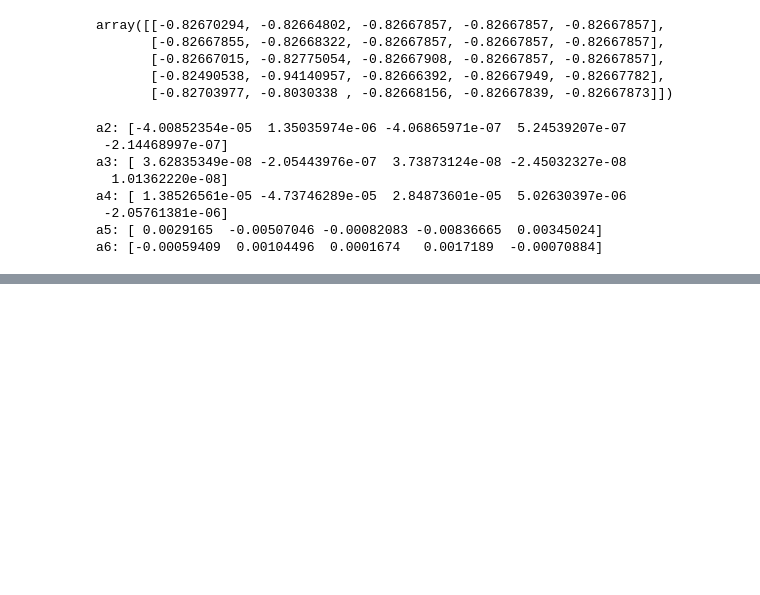
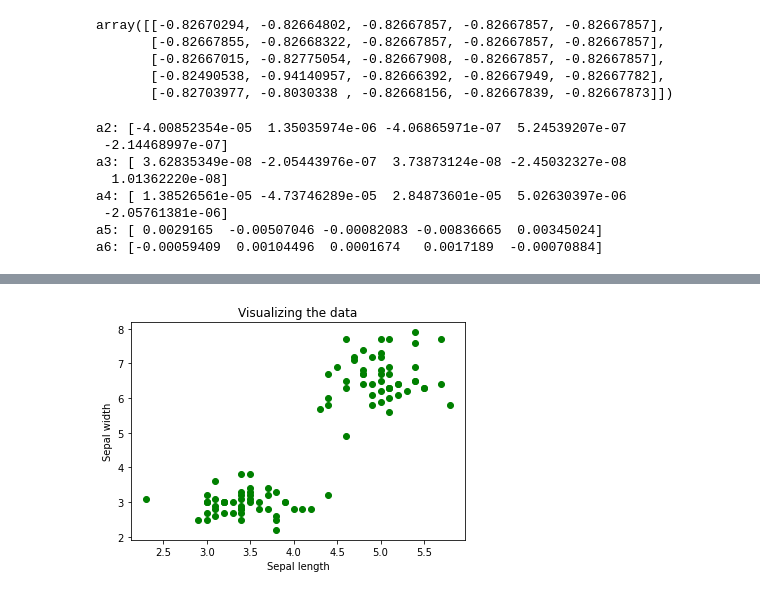
Before and after one commit to Divya280102/test, a Jupyter notebook: LDA_Q5.ipynb, the cells around one changed output, grey strips where cells are left out. Saved outputs shown, nothing was run; the diff lists cells and outputs as text; code cells hidden in the pictures; blank space fills up the shorter version.

```diff
--- a/LDA_Q5.ipynb
+++ b/LDA_Q5.ipynb
@@ -156,0 +214,83 @@ a6: [-0.00059409  0.00104496  0.0001674   0.0017189  -0.00070884]
+# %%
+# LDA as a classifier
+# importing important libraries
+
+import pandas as pd
+import numpy as np
+import matplotlib.pyplot as plt
+from math import log
+
+names = ['sepal-length', 'sepal-width', 'petal-length', 'petal-width', 'Class']
+
+# Reading in the data
+data = pd.read_csv('lda_classifier.txt', names = names)
+print('The data set is -\n\n',data.head())
+
+# convert the class labels into numbers
+labels = {'Iris-setosa': 1, 'Iris-virginica' :2 }
+data.Class = [labels[item] for item in data.Class]
+print('\nConverted data set is -\n\n',data.tail())
+
+# setting the matrices
+newdata =data.values
+x = newdata[:,0:2]
+y = newdata[:,4]
+
+# Classifying data according to class
+loc1 = np.where(y == 1)
+loc2 = np.where(y == 2)
+x1 = x[loc1]
+x2 = x[loc2]
+print("\nData of class 1 is - \n",x1)
+print("\nData of class 2 is - \n",x2)
+
+# Scatter plot
+plt.scatter(x1,x2, color='green')
+plt.xlabel('Sepal length')
+plt.ylabel('Sepal width')
+plt.title('Visualizing the data')
+plt.show()
+
+# Calculating mean vector
+mean_1 = np.mean(x1,axis = 0).reshape(2,1)
+print("\nMean vector for class 1 - \n",mean_1)
+mean_2 = np.mean(x2, axis = 0).reshape(2,1)
+print("\nMean vector for class 2 - \n",mean_2)
+
+# Calculating prior probabilities
+pie_1 = x1.shape[0]/y.shape[0]
+print("\nPrior probability for class 1 : ",pie_1)
+pie_2 = x2.shape[0]/y.shape[0]
+print("\nPrior probability for class 2 : ",pie_2)
+
+# Calculating covariance matrix
+cov1 = np.cov(x1[:,0],x1[:,1])
+print("\nCovariance matrix of class 1 -\n",cov1)
+
+cov2 = np.cov(x2[:,0],x2[:,1])
+print("\nCovariance matrix of class 2 -\n",cov2)
+
+n = y.shape[0]
+n1 = x1.shape[0]
+n2 = x2.shape[0]
+cov = 1/n * ((n1*cov1)+(n2*cov2))
+print("\nCovariance matrix of the data set -\n",cov)
+
+# Defining the linear discriminant function
+a0 = log(pie_1/pie_2) - (np.transpose(mean_1 - mean_2) @ np.linalg.inv(cov) @ (mean_1-mean_2))/2
+print("a0 is : ",a0)
+
+mu1_mu2 = mean_1 - mean_2
+mu1_mu2_t = np.transpose(mu1_mu2)
+cov_inv = np.linalg.inv(cov)
+
+rem = cov_inv @ mu1_mu2
+a1 = rem[0]
+a2 = rem[1]
+print("\na1 is : ",a1)
+print("\na2 is : ",a2)
+
+# Decision boundary
+print("\nThe decision boundary is : {:.3f} + {:.3f} * x1 + {:.3f} * x2 = 0".format(a0[0][0],a1[0],
+                                                                                   a2[0]))
+# %% [output]
@@ -156,0 +314 @@ a6: [-0.00059409  0.00104496  0.0001674   0.0017189  -0.00070884]
+[figure, added]
```
Also changed, not shown: parts of 3 cells of this notebook.
